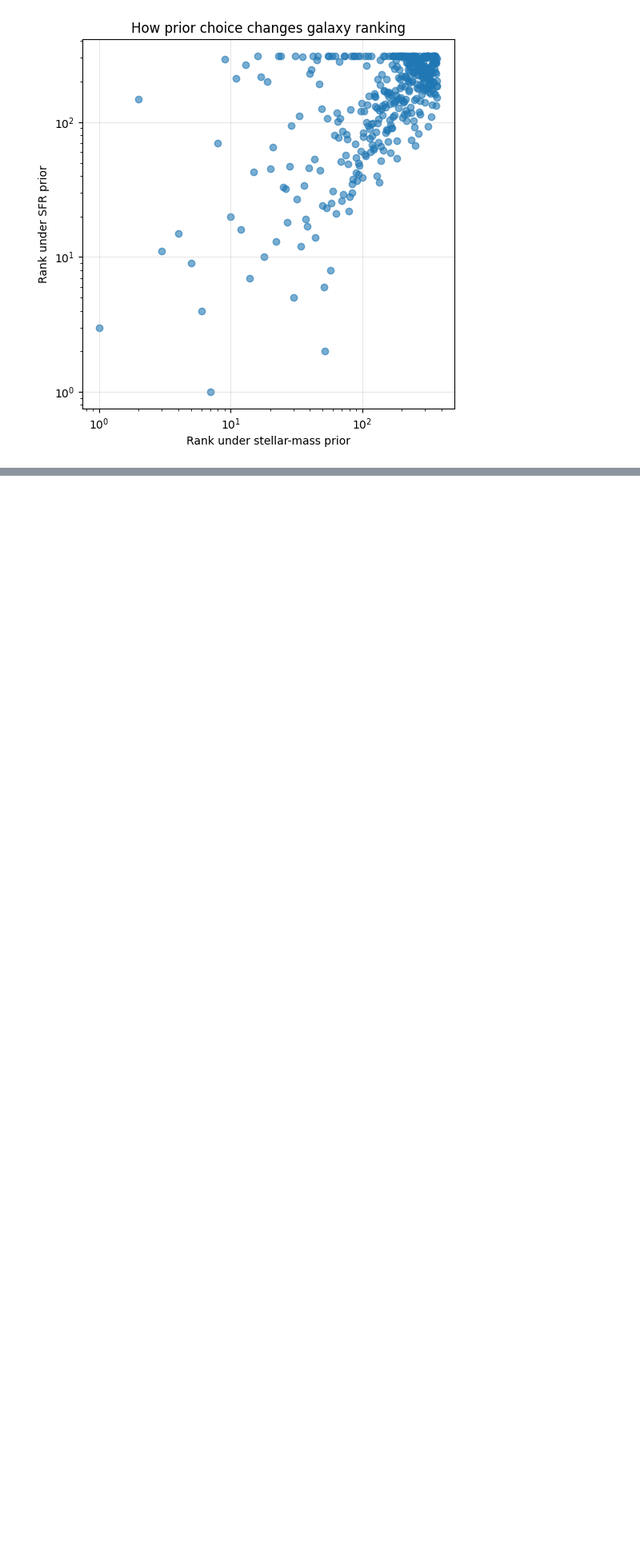
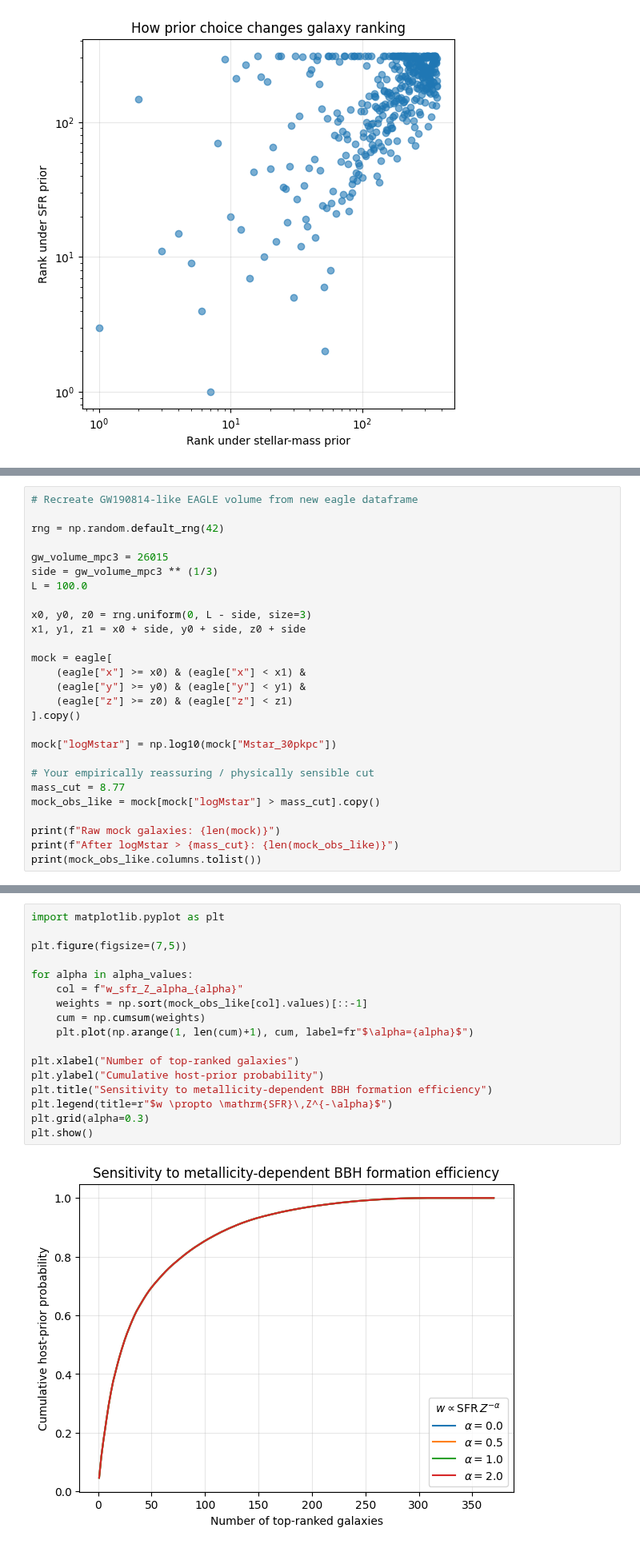
Before and after one commit to saatour/GW170817, a Jupyter notebook: 260427_Bayesian_Test_EAGLE_data.ipynb, the cells around one changed output, grey strips where cells are left out. Shown at 80% size. Saved outputs shown, nothing was run; the diff lists cells and outputs as text; blank space fills up the shorter version.

```diff
--- a/260427_Bayesian_Test_EAGLE_data.ipynb
+++ b/260427_Bayesian_Test_EAGLE_data.ipynb
@@ -757,0 +908,27 @@ display(summary_df)
+# %%
+# Recreate GW190814-like EAGLE volume from new eagle dataframe
+
+rng = np.random.default_rng(42)
+
+gw_volume_mpc3 = 26015
+side = gw_volume_mpc3 ** (1/3)
+L = 100.0
+
+x0, y0, z0 = rng.uniform(0, L - side, size=3)
+x1, y1, z1 = x0 + side, y0 + side, z0 + side
+
+mock = eagle[
+    (eagle["x"] >= x0) & (eagle["x"] < x1) &
+    (eagle["y"] >= y0) & (eagle["y"] < y1) &
+    (eagle["z"] >= z0) & (eagle["z"] < z1)
+].copy()
+
+mock["logMstar"] = np.log10(mock["Mstar_30pkpc"])
+
+# Your empirically reassuring / physically sensible cut
+mass_cut = 8.77
+mock_obs_like = mock[mock["logMstar"] > mass_cut].copy()
+
+print(f"Raw mock galaxies: {len(mock)}")
+print(f"After logMstar > {mass_cut}: {len(mock_obs_like)}")
+print(mock_obs_like.columns.tolist())
@@ -757,0 +980,19 @@ display(summary_df)
+# %%
+import matplotlib.pyplot as plt
+
+plt.figure(figsize=(7,5))
+
+for alpha in alpha_values:
+    col = f"w_sfr_Z_alpha_{alpha}"
+    weights = np.sort(mock_obs_like[col].values)[::-1]
+    cum = np.cumsum(weights)
+    plt.plot(np.arange(1, len(cum)+1), cum, label=fr"$\alpha={alpha}$")
+
+plt.xlabel("Number of top-ranked galaxies")
+plt.ylabel("Cumulative host-prior probability")
+plt.title("Sensitivity to metallicity-dependent BBH formation efficiency")
+plt.legend(title=r"$w \propto \mathrm{SFR}\,Z^{-\alpha}$")
+plt.grid(alpha=0.3)
+plt.show()
+# %% [output]
+[figure, added]
```
Also changed, not shown: parts of 12 cells of this notebook.
